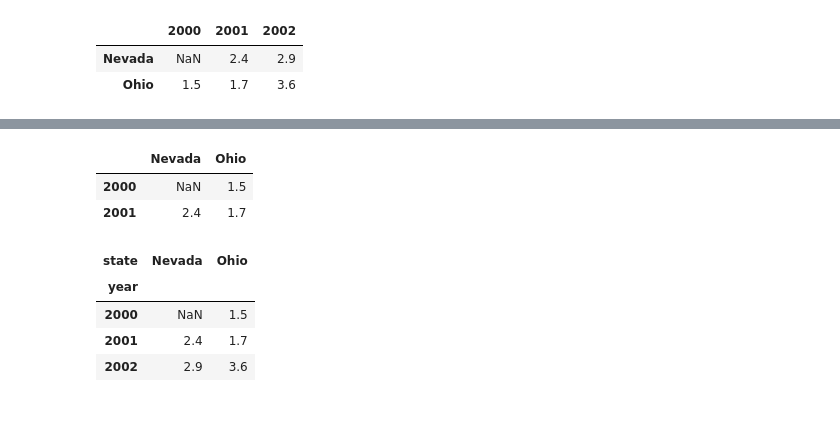
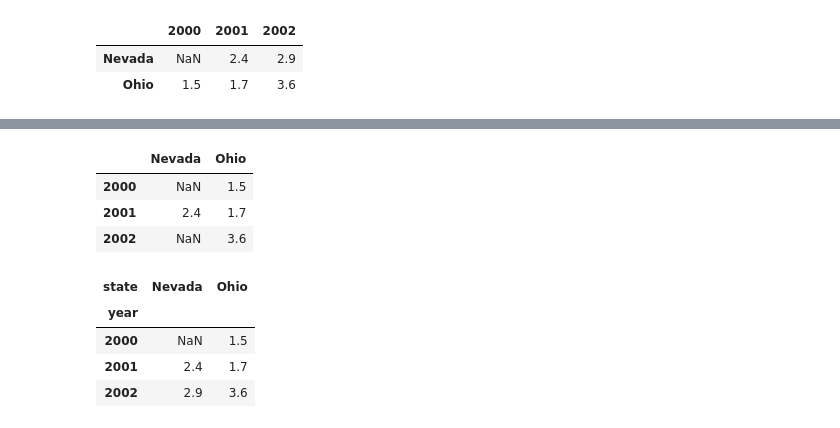
Before and after one commit to JoaoViniciusPR/FGV_Programming_Languages, a Jupyter notebook: Python/Notebooks/JV_Aula_13_Numpy_Matplotlib_Pandas.ipynb, the cells around one changed output, grey strips where cells are left out. Saved outputs shown, nothing was run; the diff lists cells and outputs as text; code cells hidden in the pictures.

```diff
--- a/Python/Notebooks/JV_Aula_13_Numpy_Matplotlib_Pandas.ipynb
+++ b/Python/Notebooks/JV_Aula_13_Numpy_Matplotlib_Pandas.ipynb
@@ -754,10 +772,11 @@ pd.DataFrame(pop, index=[2001, 2002, 2003])
 # %%
-pdata = {'Ohio': frame3['Ohio'][:-1],'Nevada': frame3['Nevada'][:2]}
+pdata = {'Ohio': frame3['Ohio'][:3],'Nevada': frame3['Nevada'][:2]}
 pd.DataFrame(pdata)
 # %% [output]
 |  | Nevada | Ohio |
 | 2000 | NaN | 1.5 |
 | 2001 | 2.4 | 1.7 |
+| 2002 | NaN | 3.6 |
 # %%
 frame3.index.name = 'year'; frame3.columns.name = 'state'
 frame3
```
Also changed, not shown: parts of 28 cells of this notebook, 11 other files.
